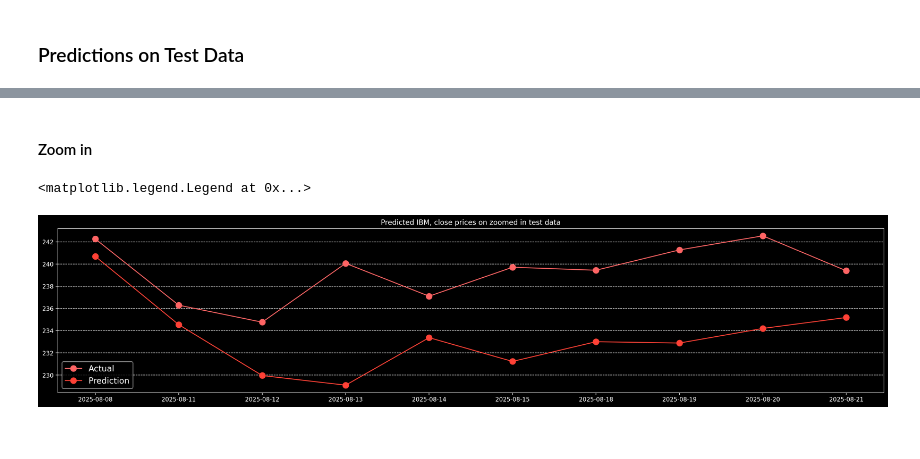
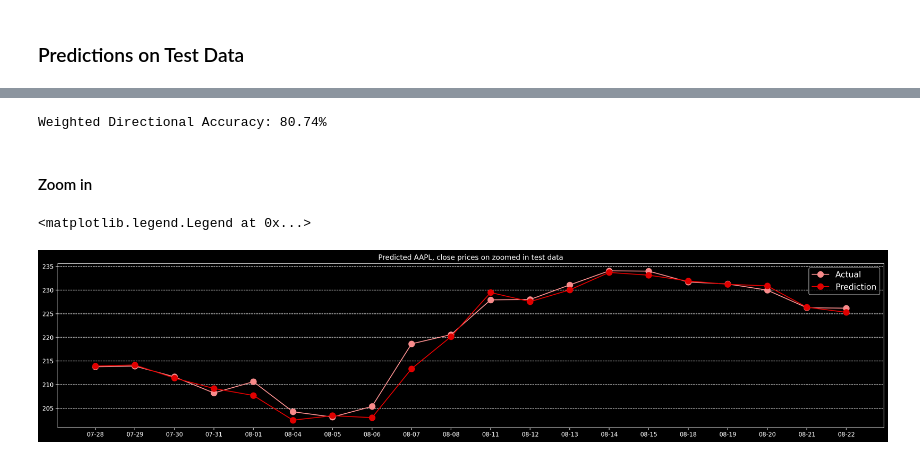
Before and after one commit to brien60/Stock-LSTM, a Jupyter notebook: lstm.ipynb, the cells around one changed output, grey strips where cells are left out. Cells and saved outputs as stored; diff of their text form; code cells hidden in the pictures.

```diff
--- a/lstm.ipynb
+++ b/lstm.ipynb
@@ -342,13 +341,12 @@ class TimeSeriesDataset(Dataset):
     def __getitem__(self, idx):
         return self.x[idx], self.y[idx]
 
-X_val, y_val = X[train_end:val_end], y[train_end:val_end]
 
-# dataset_train = TimeSeriesDataset(X_train, y_train)
-dataset_val = TimeSeriesDataset(X_val, y_val)
+dataset_train = TimeSeriesDataset(X_train_full, y_train_full)
+dataset_val = TimeSeriesDataset(X_val_full, y_val_full)
 dataset_test = TimeSeriesDataset(X_test, y_test)
 
-# print("Train data shape:", dataset_train.x.shape, dataset_train.y.shape)
+print("Train data shape:", dataset_train.x.shape, dataset_train.y.shape)
 print("Validation data shape:", dataset_val.x.shape, dataset_val.y.shape)
 print("Test data shape:", dataset_test.x.shape, dataset_test.y.shape)
 # %% [output]
@@ -829,7 +763,24 @@ Weighted Directional Accuracy: 43.19%
+# %%
+test_preds_list = []
+
+test_pred_dataloader = DataLoader(dataset_test, batch_size=1, shuffle=False)
+
+with torch.inference_mode():
+    prev_price = raw_prices[0]
+
+    for i, (X, y) in enumerate(test_pred_dataloader):
+        X, y = X.to(device), y.to(device)
+
+        log_return = model(X).squeeze(-1).item()
+
+        true_anchor = raw_prices[i + window_size + val_end - 1]
+        pred_price = true_anchor * np.exp(log_return)
+
+        test_preds_list.append(pred_price)
+
+    test_preds = np.array(test_preds_list)
 # %%
-y_test_only = scaler.inverse_transform(y_test)
-y_test_preds = scaler.inverse_transform(test_preds)
-
+y_test_only = [p for p in to_plot_data_y_test if p]
 data_dates_test = data_dates[window_size + val_end:]
 
 
@@ -837,7 +788,7 @@ fig = plt.figure(figsize=(25, 5), dpi=200)
 fig.patch.set_facecolor(color="black")
 
 plt.plot(data_dates_test, y_test_only, label = "Actual", color=config["plots"]["color_test"])
-plt.plot(data_dates_test, y_test_preds, label = "Prediction", color=config["plots"]["color_pred_test"])
+plt.plot(data_dates_test, test_preds, label = "Prediction", color=config["plots"]["color_pred_test"])
 
 xticks_labels = []
 xticks_interval = config["plots"]["xticks_interval"] // 6
@@ -854,7 +805,7 @@ for i in range(num_test_data_points):
 xticks_indices = np.arange(0, len(xticks_labels))
 
 plt.xticks(xticks_indices, xticks_labels, rotation="vertical")
-plt.title(f"Predicted {config["alpha_vantage"]["symbol"]}, close prices on test data")
+plt.title(f"Predicted {config["yfinance"]["symbol"]}, close prices on test data")
 plt.grid(axis="y", linestyle="--")
 plt.legend(fontsize=14)
 # %% [output]
@@ -862,22 +814,39 @@ ValueError: non-broadcastable output operand with shape (935,1) doesn't match th
+# %%
+y_test_tensor = torch.tensor(y_test_only)
+test_preds_tensor = torch.tensor(test_preds)
+
+true_dir = torch.sign(y_test_tensor[1:] - y_test_tensor[:-1])
+pred_dir = torch.sign(test_preds_tensor[1:] - test_preds_tensor[:-1])
+
+weights = torch.abs(y_test_tensor[1:] - y_test_tensor[:-1])
+
+weighted_correct = (true_dir == pred_dir).float() * weights
+weighted_accuracy = weighted_correct.sum() / weights.sum()
+
+print(f"Weighted Directional Accuracy: {100*weighted_accuracy:.2f}%")
+# %% [output]
+Weighted Directional Accuracy: 80.74%
 # %% [markdown]
 #### Zoom in
 # %%
-y_test_zoomed = y_test_only[-10:]
-y_test_preds_zoomed = y_test_preds[-10:]
+num_days = 20
 
-data_dates_test_zoomed = data_dates[-10:]
+y_test_zoomed = y_test_only[-num_days:]
+y_test_preds_zoomed = test_preds[-num_days:]
+
+data_dates_test_zoomed = [date[5:] for date in data_dates[-num_days:]]
 
 
 fig = plt.figure(figsize=(25, 5), dpi=200)
 fig.patch.set_facecolor(color="black")
 
 plt.plot(data_dates_test_zoomed, y_test_zoomed, label = "Actual", color=config["plots"]["color_test"], marker="o", markersize=10)
 plt.plot(data_dates_test_zoomed, y_test_preds_zoomed, label = "Prediction", color=config["plots"]["color_pred_test"], marker="o", markersize=10)
 
 
-plt.title(f"Predicted {config["alpha_vantage"]["symbol"]}, close prices on zoomed in test data")
+plt.title(f"Predicted {config["yfinance"]["symbol"]}, close prices on zoomed in test data")
 plt.grid(axis="y", linestyle="--")
 plt.legend(fontsize=14)
 # %% [output]
 <matplotlib.legend.Legend at 0x...>
-[figure, old version]
+[figure, new version]
```
Also changed, not shown: parts of 34 cells of this notebook.
